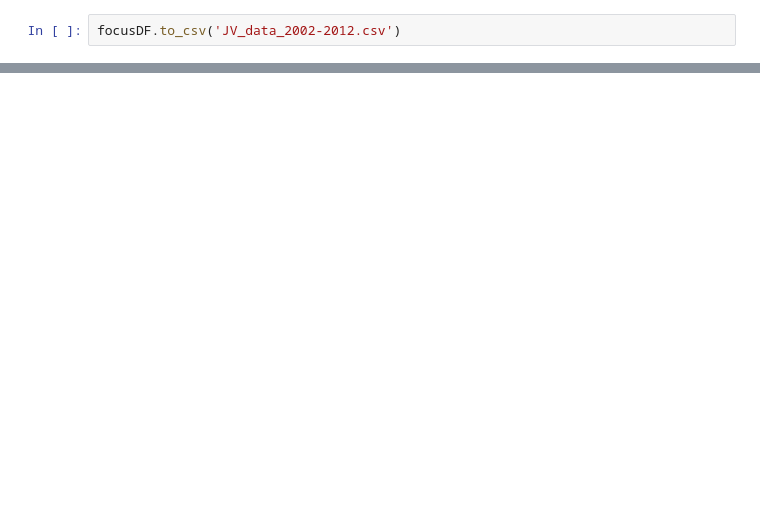
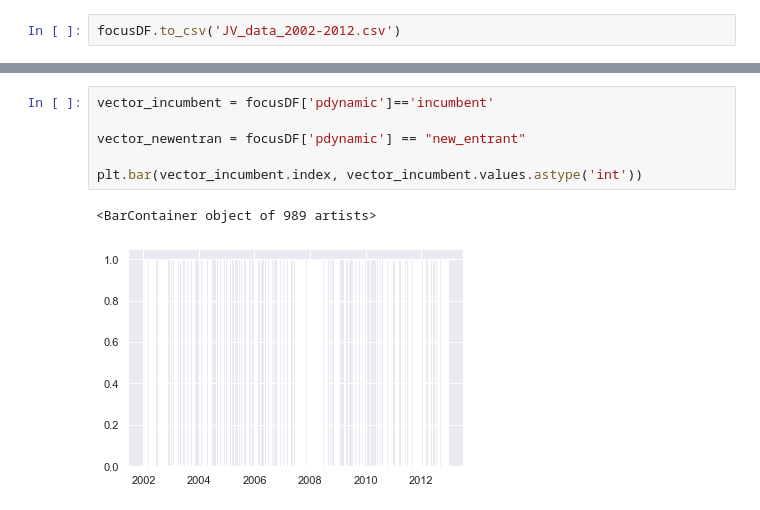
Before and after one commit to bang-a-coder/thesis-analysis, a Jupyter notebook: explore.ipynb, the cells around one changed output, grey strips where cells are left out. Drawn from its saved outputs; the diff is of its cells as text; blank space fills up the shorter version.

Commit message:
attempt to visualize categorical data

```diff
--- a/explore.ipynb
+++ b/explore.ipynb
@@ -113,0 +125,9 @@ plt.show()
+# %%
+vector_incumbent = focusDF['pdynamic']=='incumbent'
+
+vector_newentran = focusDF['pdynamic'] == "new_entrant"
+
+plt.bar(vector_incumbent.index, vector_incumbent.values.astype('int'))
+# %% [output]
+<BarContainer object of 989 artists>
+[figure, added]
```
Also changed, not shown: parts of 7 cells of this notebook.
